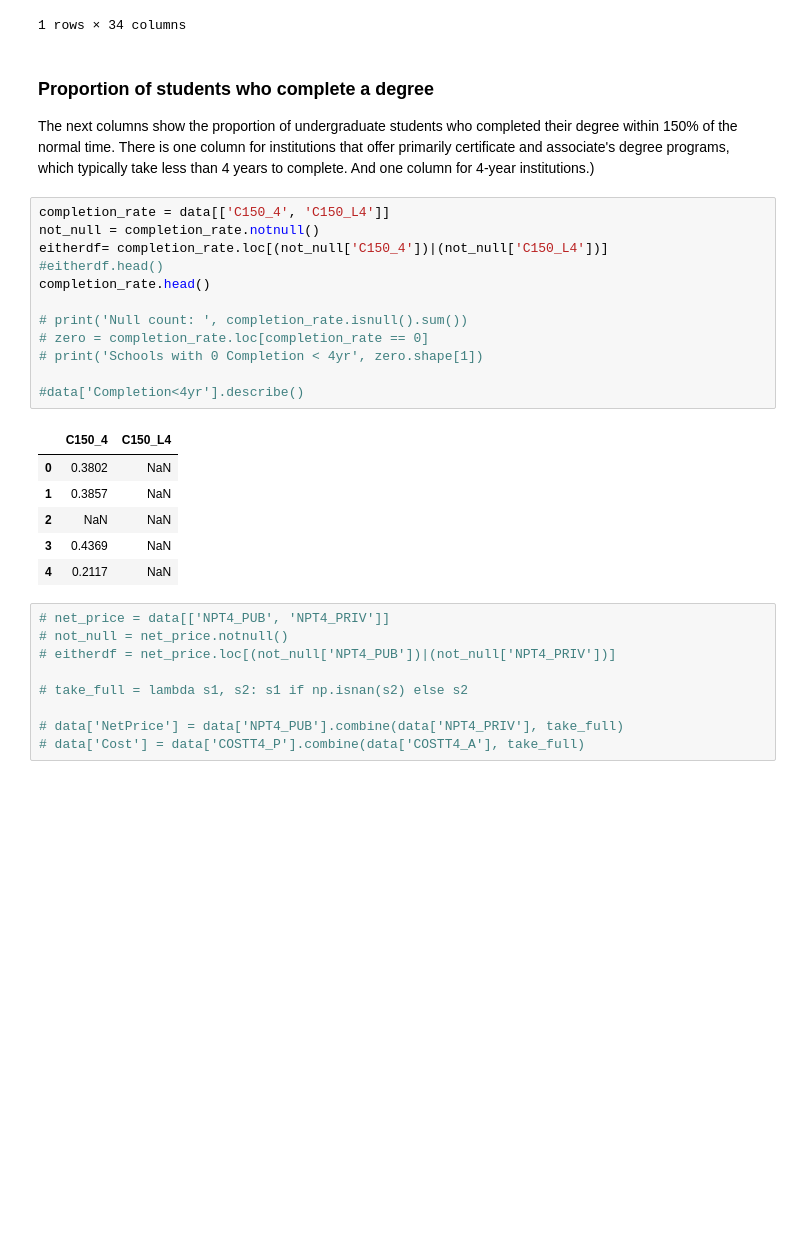
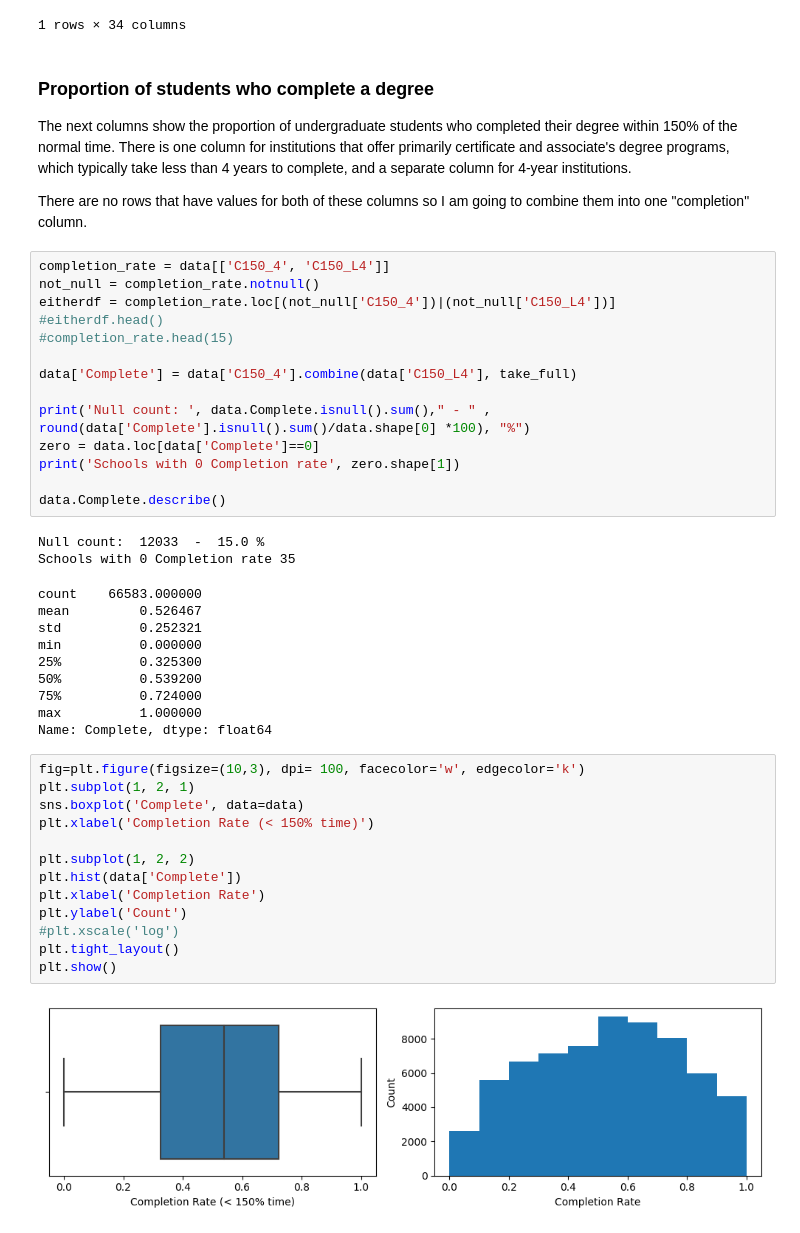
Before and after one commit to kregier/Springboard, a Jupyter notebook: Capstone2/CollegeScorecardDataWrangling.ipynb, the cells around one changed output. Saved outputs shown, nothing was run; the diff lists cells and outputs as text; blank space fills up the shorter version.

```diff
--- a/Capstone2/CollegeScorecardDataWrangling.ipynb
+++ b/Capstone2/CollegeScorecardDataWrangling.ipynb
@@ -944,32 +958,47 @@ more_faculty.head()
 1 rows × 34 columns
 # %% [markdown]
 ### Proportion of students who complete a degree
-The next columns show the proportion of undergraduate students who completed their degree within 150% of the normal time. There is one column for institutions that offer primarily certificate and associate's degree programs, which typically take less than 4 years to complete. And one column for 4-year institutions.)
+The next columns show the proportion of undergraduate students who completed their degree within 150% of the normal time. There is one column for institutions that offer primarily certificate and associate's degree programs, which typically take less than 4 years to complete, and a separate column for 4-year institutions.
+
+There are no rows that have values for both of these columns so I  am going to combine them into one "completion" column.
 # %%
 completion_rate = data[['C150_4', 'C150_L4']]
 not_null = completion_rate.notnull()
-eitherdf= completion_rate.loc[(not_null['C150_4'])|(not_null['C150_L4'])]
+eitherdf = completion_rate.loc[(not_null['C150_4'])|(not_null['C150_L4'])]
 #eitherdf.head()
-completion_rate.head()
+#completion_rate.head(15)
 
-# print('Null count: ', completion_rate.isnull().sum())
-# zero = completion_rate.loc[completion_rate == 0]
-# print('Schools with 0 Completion < 4yr', zero.shape[1])
+data['Complete'] = data['C150_4'].combine(data['C150_L4'], take_full)
 
-#data['Completion<4yr'].describe()
+print('Null count: ', data.Complete.isnull().sum()," - " , round(data['Complete'].isnull().sum()/data.shape[0] *100), "%")
+zero = data.loc[data['Complete']==0]
+print('Schools with 0 Completion rate', zero.shape[1])
+
+data.Complete.describe()
 # %% [output]
-|  | C150_4 | C150_L4 |
-| 0 | 0.3802 | NaN |
-| 1 | 0.3857 | NaN |
-| 2 | NaN | NaN |
-| 3 | 0.4369 | NaN |
-| 4 | 0.2117 | NaN |
+Null count:  12033  -  15.0 %
+Schools with 0 Completion rate 35
+count    66583.000000
+mean         0.526467
+std          0.252321
+min          0.000000
+25%          0.325300
+50%          0.539200
+75%          0.724000
+max          1.000000
+Name: Complete, dtype: float64
-# %%
-# net_price = data[['NPT4_PUB', 'NPT4_PRIV']]
-# not_null = net_price.notnull()
-# eitherdf = net_price.loc[(not_null['NPT4_PUB'])|(not_null['NPT4_PRIV'])]
-
-# take_full = lambda s1, s2: s1 if np.isnan(s2) else s2
-
-# data['NetPrice'] = data['NPT4_PUB'].combine(data['NPT4_PRIV'], take_full)
-# data['Cost'] = data['COSTT4_P'].combine(data['COSTT4_A'], take_full)
+# %%
+fig=plt.figure(figsize=(10,3), dpi= 100, facecolor='w', edgecolor='k')
+plt.subplot(1, 2, 1)
+sns.boxplot('Complete', data=data)
+plt.xlabel('Completion Rate (< 150% time)')
+
+plt.subplot(1, 2, 2)
+plt.hist(data['Complete'])
+plt.xlabel('Completion Rate')
+plt.ylabel('Count')
+#plt.xscale('log')
+plt.tight_layout()
+plt.show()
+# %% [output]
+[figure, added]
```
Also changed, not shown: parts of 77 cells of this notebook, 1 other file.
